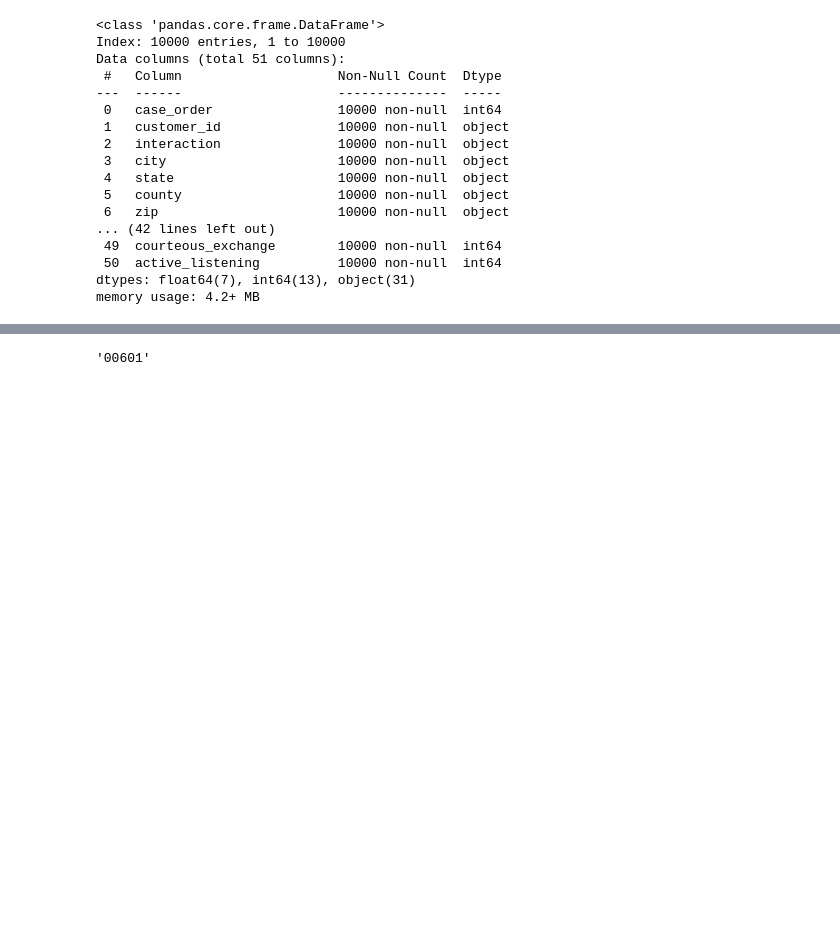
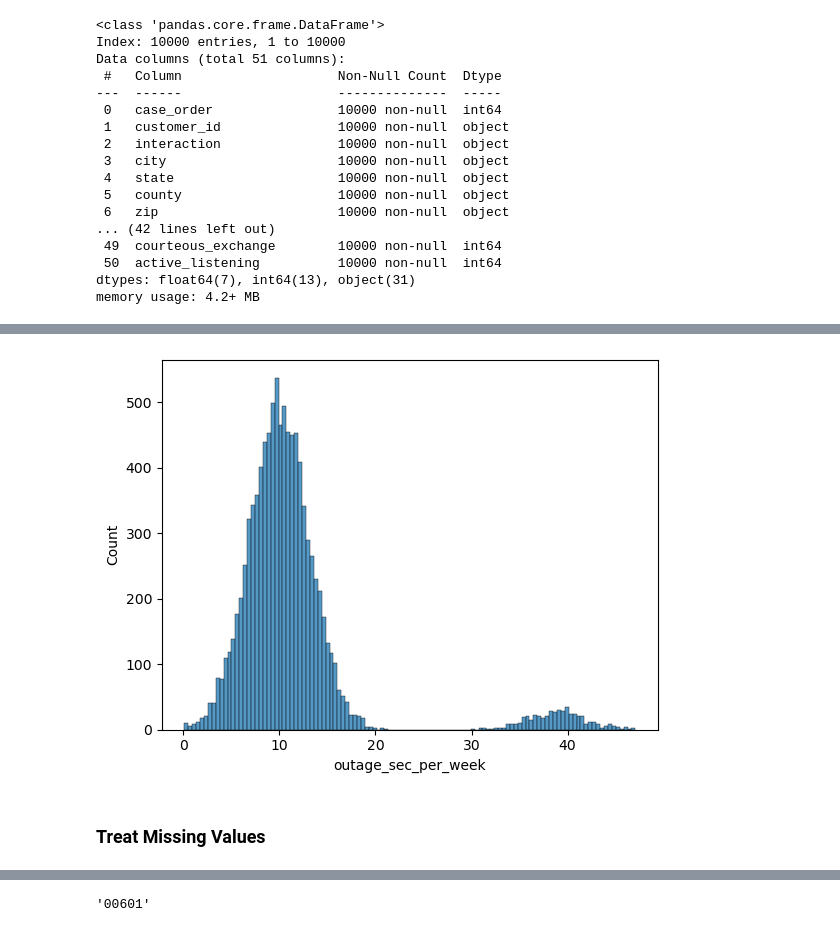
Before and after one commit to smmurdock/WGU-MSDA-DS, a Jupyter notebook: D206/Murdock_Shanay D206 PA Churn.ipynb, the cells around one changed output, grey strips where cells are left out. Saved outputs shown, nothing was run; the diff lists cells and outputs as text; code cells hidden in the pictures; blank space fills up the shorter version.

```diff
--- a/D206/Murdock_Shanay D206 PA Churn.ipynb
+++ b/D206/Murdock_Shanay D206 PA Churn.ipynb
@@ -2290,0 +2461,3 @@ memory usage: 4.2+ MB
+# %%
+df['outage_sec_per_week'] = df['outage_sec_per_week'].abs()
+df['outage_sec_per_week'].describe()
@@ -2290,0 +2474,7 @@ memory usage: 4.2+ MB
+# %%
+# Create histogram to view a preliminary spread of the data and distribution
+sns.histplot(data=df, x='outage_sec_per_week');
+# %% [output]
+[figure, added]
+# %% [markdown]
+### Treat Missing Values
```
Also changed, not shown: parts of 116 cells of this notebook.
